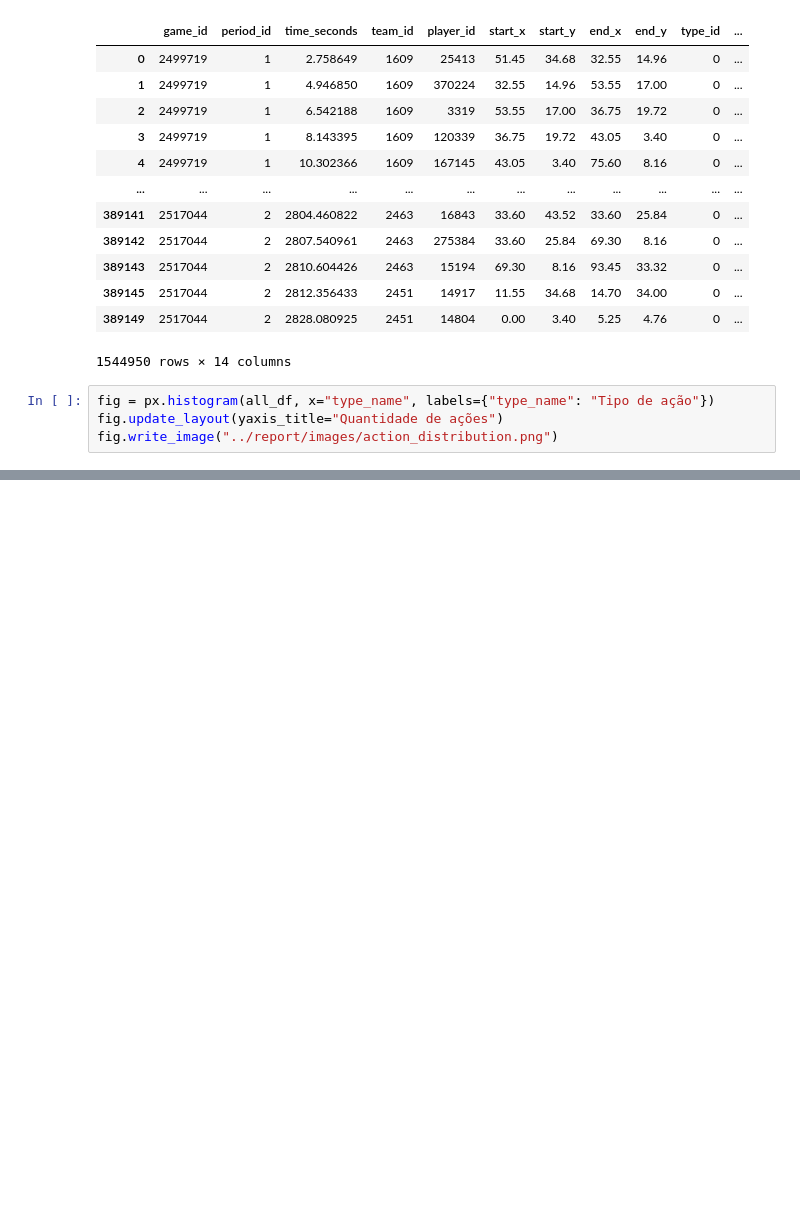
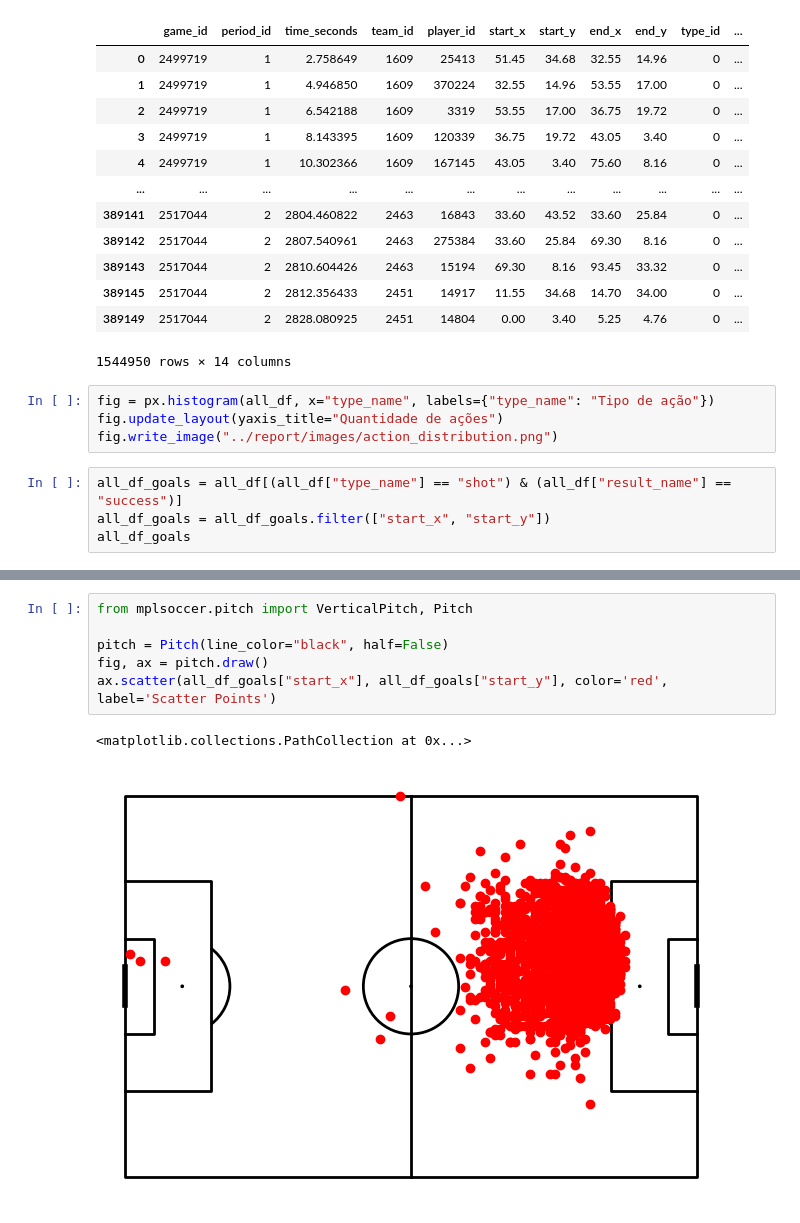
Before and after one commit to lframosferreira/projeto-ad, a Jupyter notebook: notebooks/eda_general.ipynb, the cells around one changed output, grey strips where cells are left out. Cells and saved outputs as stored; diff of their text form; blank space fills up the shorter version.

Commit message:
tentandom plotar heatmap

```diff
--- a/notebooks/eda_general.ipynb
+++ b/notebooks/eda_general.ipynb
@@ -60,3 +60,7 @@ all_df[all_df["type_id"] == 0]
 fig = px.histogram(all_df, x="type_name", labels={"type_name": "Tipo de ação"})
 fig.update_layout(yaxis_title="Quantidade de ações")
 fig.write_image("../report/images/action_distribution.png")
+# %%
+all_df_goals = all_df[(all_df["type_name"] == "shot") & (all_df["result_name"] == "success")]
+all_df_goals = all_df_goals.filter(["start_x", "start_y"])
+all_df_goals
@@ -62,0 +81,9 @@ fig.write_image("../report/images/action_distribution.png")
+# %%
+from mplsoccer.pitch import VerticalPitch, Pitch
+
+pitch = Pitch(line_color="black", half=False)
+fig, ax = pitch.draw()
+ax.scatter(all_df_goals["start_x"], all_df_goals["start_y"], color='red', label='Scatter Points')
+# %% [output]
+<matplotlib.collections.PathCollection at 0x...>
+[figure, added]
```
Also changed, not shown: parts of 1 cell of this notebook, 4 other files.
